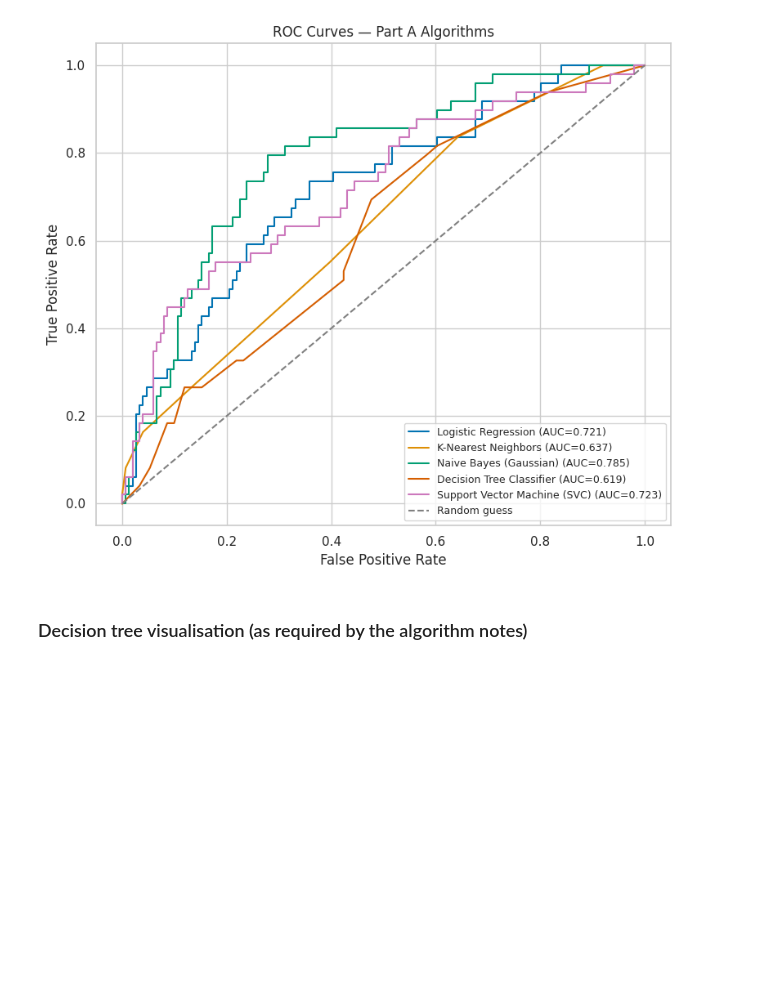
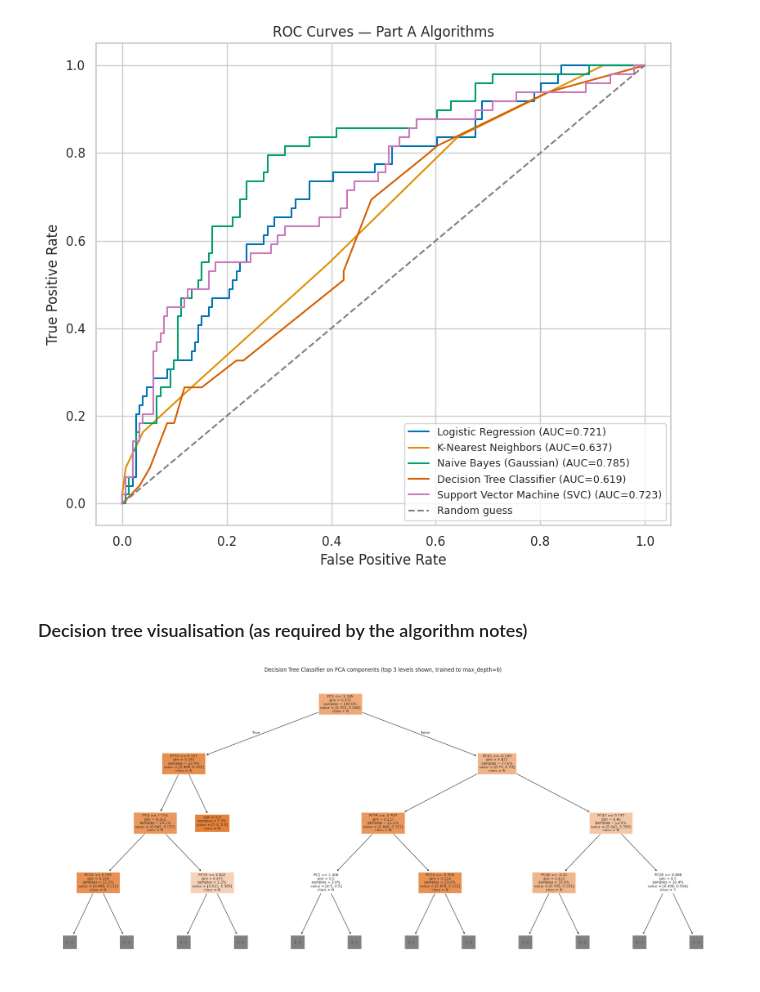
Before and after one commit to GVR2007/AI-risk-analysis, a Jupyter notebook: notebooks/classification.ipynb, the cells around one changed output. Cells and saved outputs as stored; diff of their text form; code cells hidden in the pictures; blank space fills up the shorter version.

```diff
--- a/notebooks/classification.ipynb
+++ b/notebooks/classification.ipynb
@@ -496,3 +496,19 @@ plt.show()
 [figure]
 # %% [markdown]
 ### Decision tree visualisation (as required by the algorithm notes)
+# %%
+dt_pipe = fitted_pipelines_a['Decision Tree Classifier']
+# Decision Tree here splits on PCA components, not the original named columns, so
+# "features" are labelled PC1..PCn90 rather than raw/encoded column names.
+dt_n_features = dt_pipe.named_steps['model'].n_features_in_
+dt_feature_names = [f'PC{i+1}' for i in range(dt_n_features)]
+
+plt.figure(figsize=(22, 10))
+plot_tree(dt_pipe.named_steps['model'], feature_names=dt_feature_names, class_names=['N', 'Y'],
+          filled=True, max_depth=3, fontsize=8, proportion=True)
+plt.title('Decision Tree Classifier on PCA components (top 3 levels shown, trained to max_depth=6)')
+plt.tight_layout()
+plt.savefig('../models/clf_decision_tree.png', bbox_inches='tight')
+plt.show()
+# %% [output]
+[figure, added]
```
Also changed, not shown: parts of 3 cells of this notebook.
